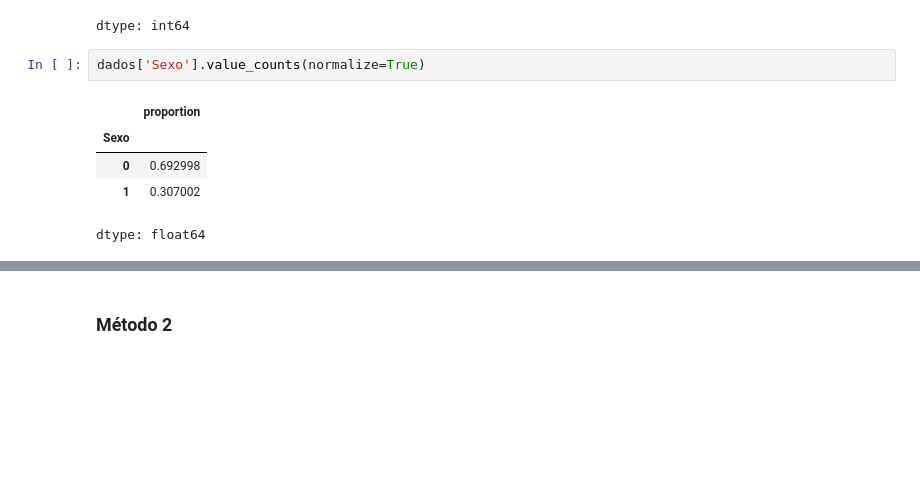
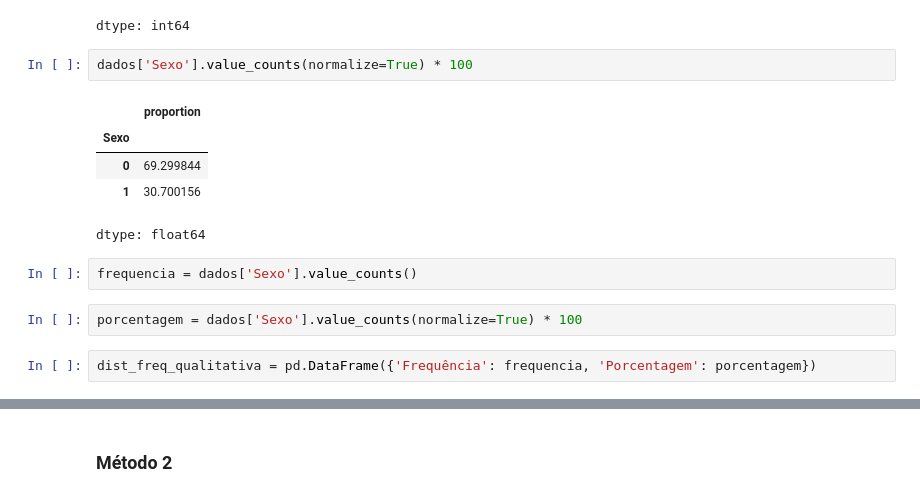
Before and after one commit to carlosclaudinolima/estatistica-python, a Jupyter notebook: frequencias_e_medidas/Curso_de_Estatística_Parte_1.ipynb, the cells around one changed output, grey strips where cells are left out. Saved outputs shown, nothing was run; the diff lists cells and outputs as text; blank space fills up the shorter version.

```diff
--- a/frequencias_e_medidas/Curso_de_Estatística_Parte_1.ipynb
+++ b/frequencias_e_medidas/Curso_de_Estatística_Parte_1.ipynb
@@ -240,10 +240,16 @@ dados['Sexo'].value_counts()
 | 1 | 23590 |
 dtype: int64
 # %%
-dados['Sexo'].value_counts(normalize=True)
+dados['Sexo'].value_counts(normalize=True) * 100
 # %% [output]
 |  | proportion |
 | Sexo |  |
-| 0 | 0.692998 |
-| 1 | 0.307002 |
+| 0 | 69.299844 |
+| 1 | 30.700156 |
 dtype: float64
+# %%
+frequencia = dados['Sexo'].value_counts()
+# %%
+porcentagem = dados['Sexo'].value_counts(normalize=True) * 100
+# %%
+dist_freq_qualitativa = pd.DataFrame({'Frequência': frequencia, 'Porcentagem': porcentagem})
```
Also changed, not shown: parts of 2 cells of this notebook.
